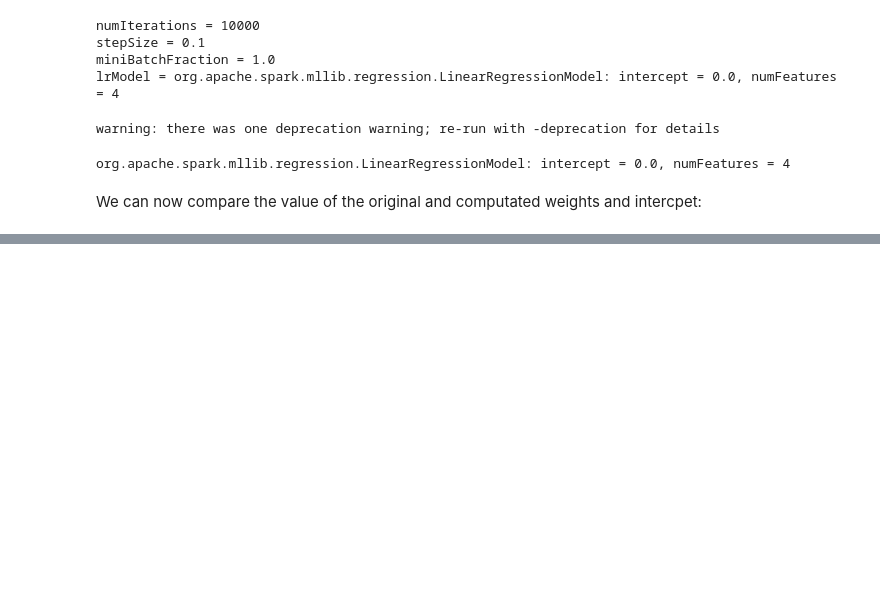
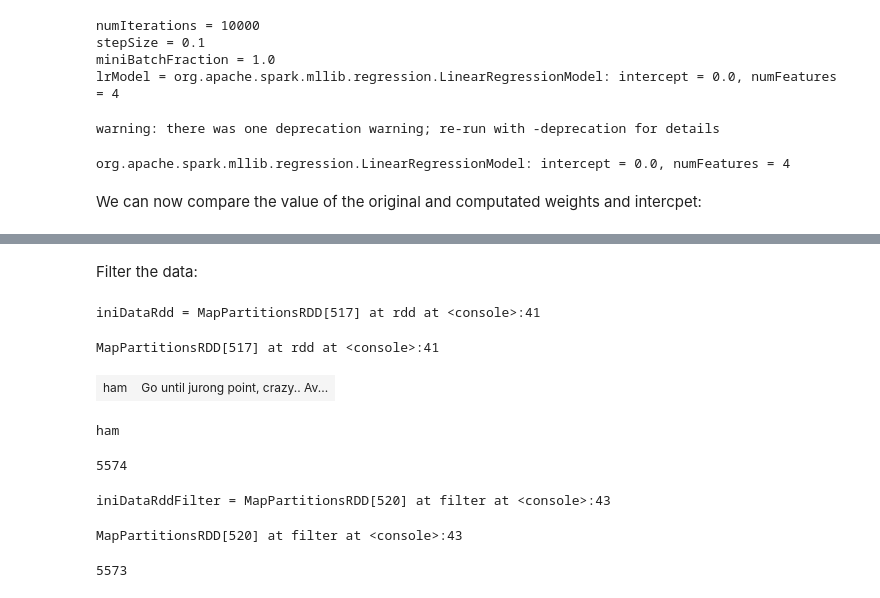
Before and after one commit to raul-sanchez-martin/learning_spark, a Jupyter notebook: chapter11-mllib/chapter11_mllib_scala.ipynb, the cells around one changed output, grey strips where cells are left out. Saved outputs shown, nothing was run; the diff lists cells and outputs as text; code cells hidden in the pictures; blank space fills up the shorter version.

```diff
--- a/chapter11-mllib/chapter11_mllib_scala.ipynb
+++ b/chapter11-mllib/chapter11_mllib_scala.ipynb
@@ -323,0 +368,19 @@ Original weights: [2.5, 1.25, 0.5, 1]
+# %% [markdown]
+Filter the data:
+# %%
+val iniDataRdd = iniData.select("label", "text").rdd
+# %% [output]
+iniDataRdd = MapPartitionsRDD[517] at rdd at <console>:41
+MapPartitionsRDD[517] at rdd at <console>:41
+# %%
+iniDataRdd.take(1)
+# %% [output]
+| ham | Go until jurong point, crazy.. Av... |
+# %%
+iniDataRdd.take(1)(0)(0)
+# %% [output]
+ham
+# %%
+iniDataRdd.count()
+# %% [output]
+5574
@@ -323,0 +389,12 @@ Original weights: [2.5, 1.25, 0.5, 1]
+# %%
+val iniDataRddFilter = iniDataRdd.filter(row => (row(0), row(1)) match {
+    case (key: String, value: String) => true
+    case _ => false
+})
+# %% [output]
+iniDataRddFilter = MapPartitionsRDD[520] at filter at <console>:43
+MapPartitionsRDD[520] at filter at <console>:43
+# %%
+iniDataRddFilter.count()
+# %% [output]
+5573
```
Also changed, not shown: parts of 60 cells of this notebook, 2 other files.
